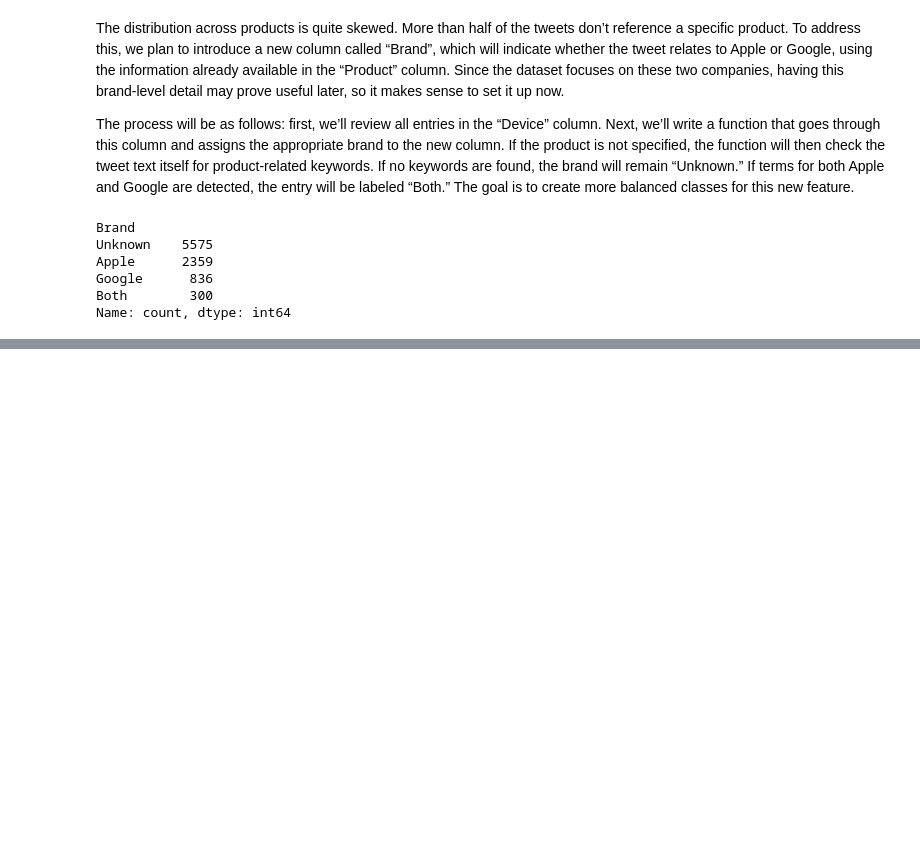
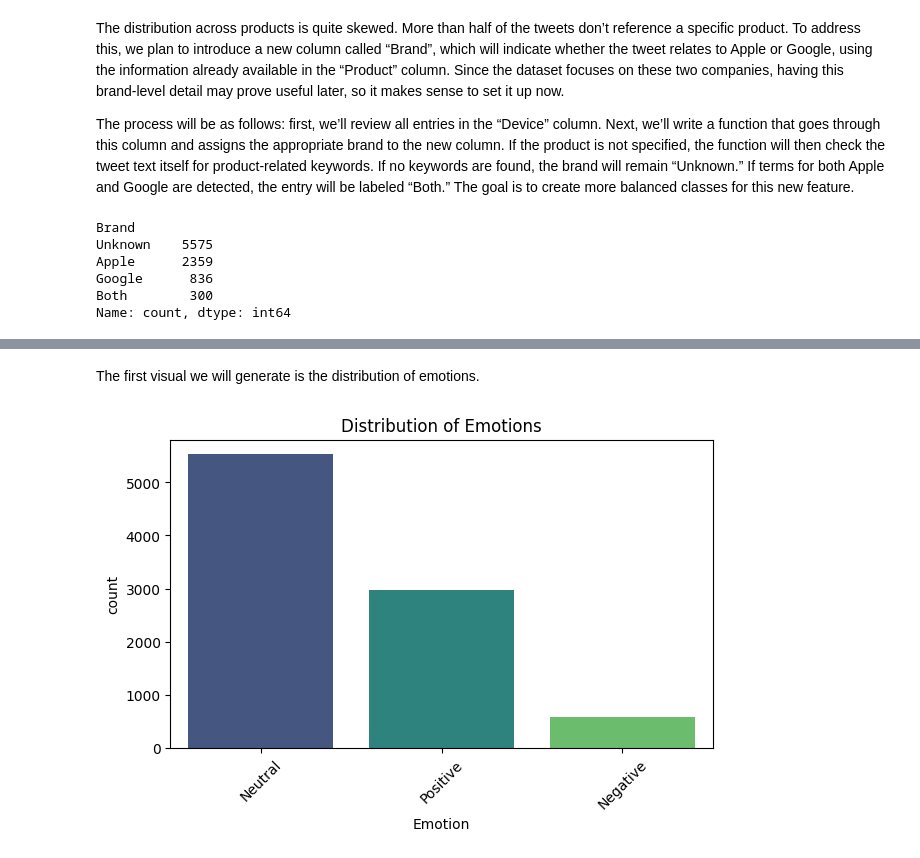
Before and after one commit to tingly-amua/Sentiment-Classification-of-Apple-and-Google-Tweets-Using-NLP, a Jupyter notebook: notebook1.ipynb, the cells around one changed output, grey strips where cells are left out. Cells and saved outputs as stored; diff of their text form; code cells hidden in the pictures; blank space fills up the shorter version.

Commit message:
Added a notebook containing pre-processed data and an exploratory data analysis (EDA)

```diff
--- a/notebook1.ipynb
+++ b/notebook1.ipynb
@@ -226,0 +263,13 @@ Name: count, dtype: int64
+# %%
+# Load NLTK stopwords
+stop_words = set(stopwords.words("english"))
+
+# Define negation words you want to KEEP
+negation_words = {"no", "not", "nor", "never", "none", "nobody", "nothing", "neither", "cannot", "n't"}
+
+# Remove them from the stopword list
+custom_stopwords = stop_words - negation_words
+
+print("Default stopwords count:", len(stop_words))
+print("Custom stopwords count:", len(custom_stopwords))
+print("Negations preserved:",negation_words)
@@ -226,0 +288,25 @@ Name: count, dtype: int64
+# %%
+lemmatizer = WordNetLemmatizer()
+
+def clean_text(text):
+    text = text.lower()
+    text = re.sub(r"http\S+|www\S+|https\S+", '', text, flags=re.MULTILINE)  # remove URLs
+    text = re.sub(r'@\w+|#', '', text)                                       # remove mentions & hashtags
+    text = re.sub(r'\d+', '', text)                                          # remove numbers
+    text = text.translate(str.maketrans('', '', string.punctuation))         # remove punctuation
+    text = re.sub(r'link', '', text)                                         # remove the word 'link'
+    text = re.sub(r'rt', '', text)                                           # remove 'rt' (retweet indicator)
+
+    tokens = nltk.word_tokenize(text)                                        # tokenize
+    tokens = [lemmatizer.lemmatize(word) for word in tokens if word not in custom_stopwords]
+
+    cleaned_text = " ".join(tokens)                                          # join back into string
+    cleaned_text = re.sub(r'\s+', ' ', cleaned_text).strip()                 # remove extra spaces
+
+    return cleaned_text
+# %%
+# Apply preprocessing to the correct column
+df["Clean_Tweet"] = df["Tweet"].apply(clean_text)
+
+# Preview cleaned text
+print(df[["Tweet", "Clean_Tweet"]].head())
@@ -226,0 +353,10 @@ Name: count, dtype: int64
+# %% [markdown]
+The first visual we will generate is the distribution of emotions.
+# %%
+plt.figure(figsize=(7,4))
+sns.countplot(x="Emotion", data=df, order=df["Emotion"].value_counts().index, palette="viridis")
+plt.title("Distribution of Emotions")
+plt.xticks(rotation=45)
+plt.show()
+# %% [output]
+[figure, added]
```
Also changed, not shown: parts of 30 cells of this notebook, 1 other file.
